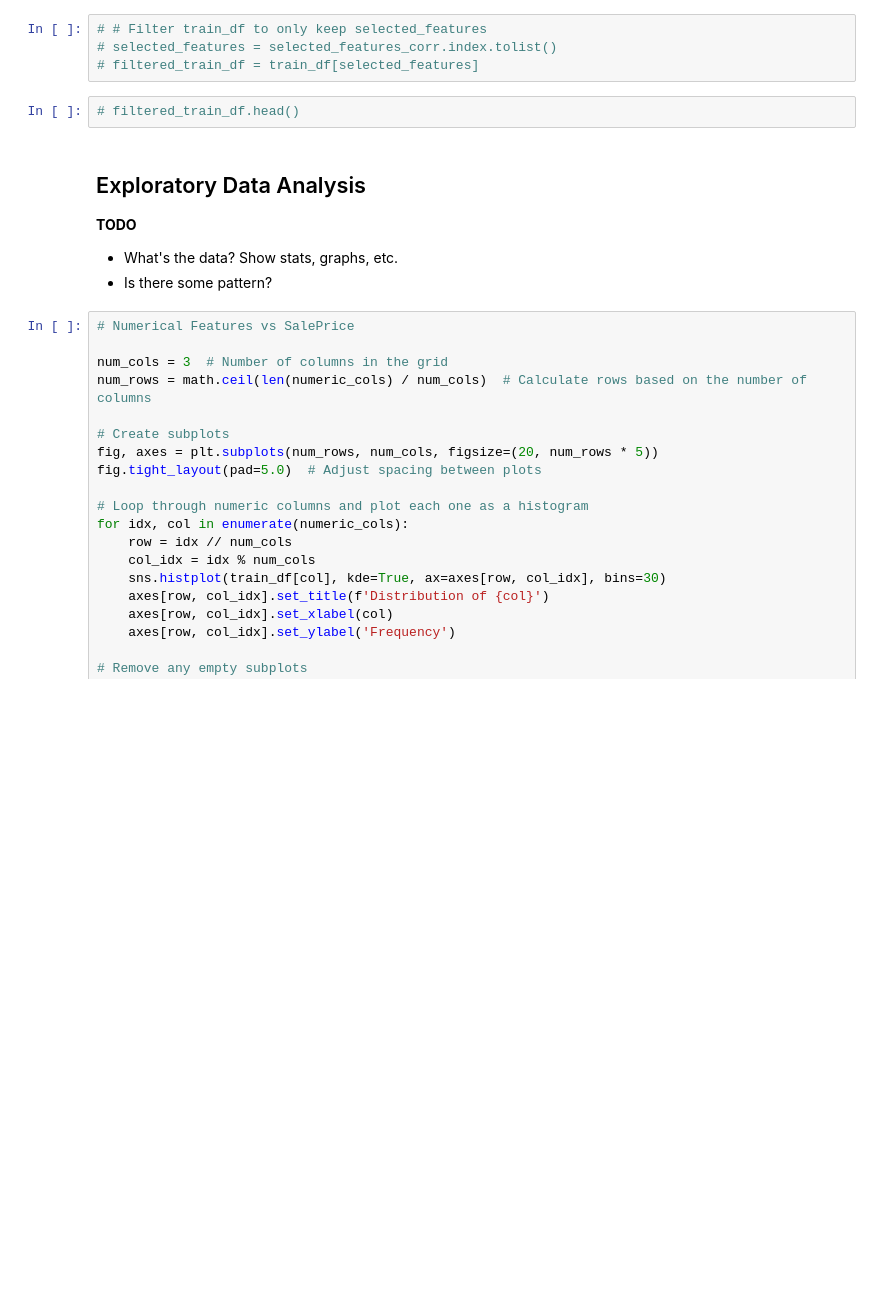
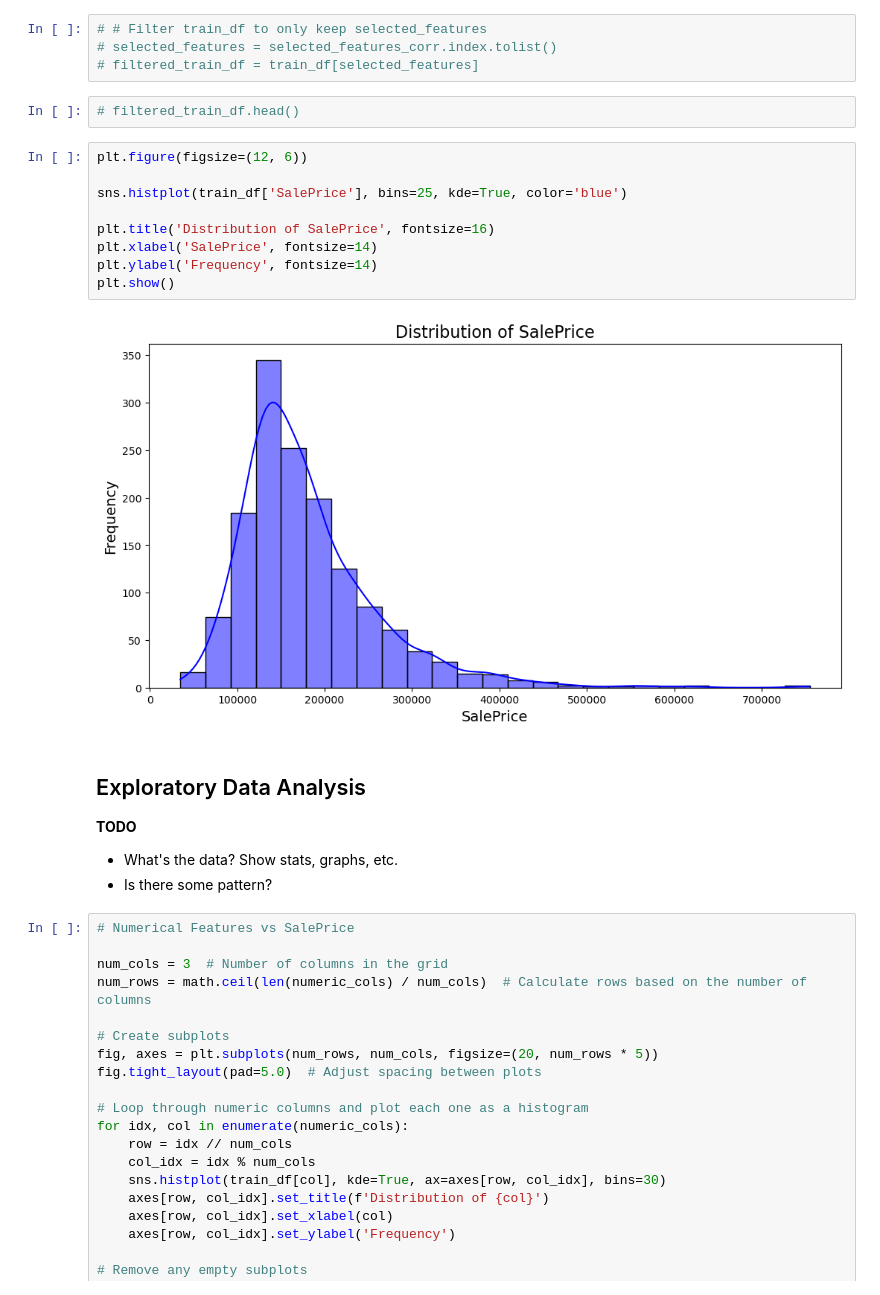
Before and after one commit to MartinezKyle/DATA103, a Jupyter notebook: Homework 2/homework_2.ipynb, the cells around one changed output. Drawn from its saved outputs; the diff is of its cells as text; blank space fills up the shorter version.

Commit message:
feat: add distribution for SalePrice

```diff
--- a/Homework 2/homework_2.ipynb
+++ b/Homework 2/homework_2.ipynb
@@ -334,6 +334,17 @@ Total features: 17
 # filtered_train_df = train_df[selected_features]
 # %%
 # filtered_train_df.head()
+# %%
+plt.figure(figsize=(12, 6))
+
+sns.histplot(train_df['SalePrice'], bins=25, kde=True, color='blue')
+
+plt.title('Distribution of SalePrice', fontsize=16)
+plt.xlabel('SalePrice', fontsize=14)
+plt.ylabel('Frequency', fontsize=14)
+plt.show()
+# %% [output]
+[figure, added]
 # %% [markdown]
 ## Exploratory Data Analysis
 
```
Also changed, not shown: parts of 4 cells of this notebook.
